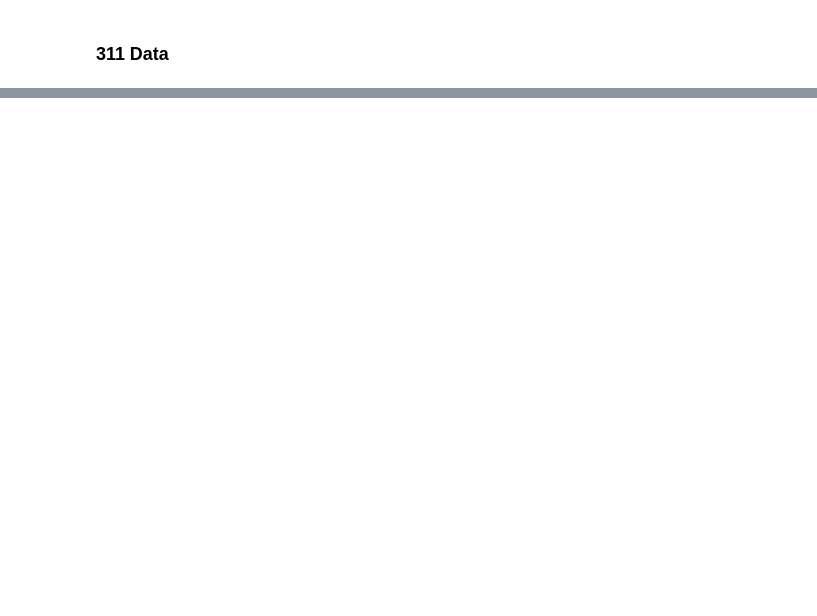
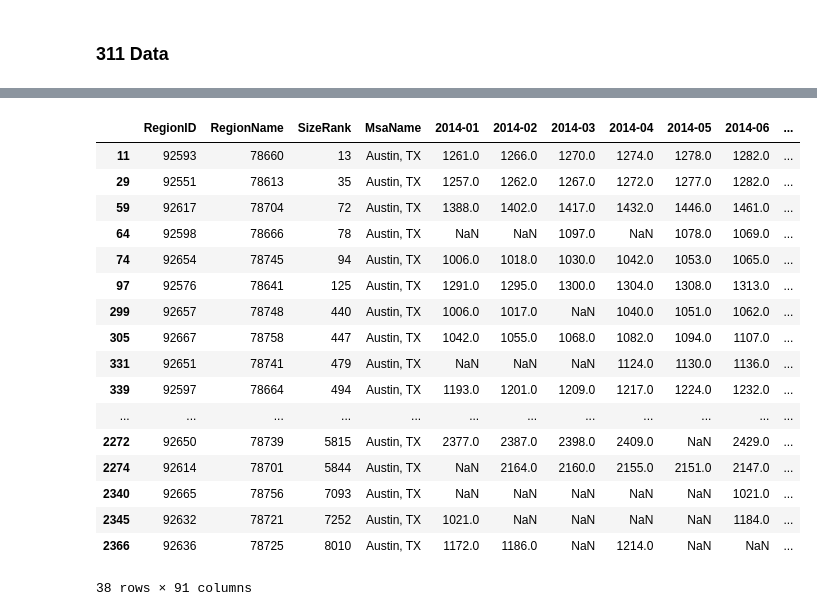
Before and after one commit to catonbrewster1/austin_gentrification, a Jupyter notebook: clean_munge_city.ipynb, the cells around one changed output, grey strips where cells are left out. Cells and saved outputs as stored; diff of their text form; code cells hidden in the pictures; blank space fills up the shorter version.

Commit message:
more city data

```diff
--- a/clean_munge_city.ipynb
+++ b/clean_munge_city.ipynb
@@ -245,0 +278,24 @@ all_var_df.to_csv("clean_data/city_portal_data.csv")
+# %%
+rent_data = pd.read_csv("raw_data/Zip_ZORI_AllHomesPlusMultifamily_SSA.csv")
+# %%
+rent = rent_data[rent_data['MsaName'] == "Austin, TX"]
+rent
+# %% [output]
+|  | RegionID | RegionName | SizeRank | MsaName | 2014-01 | 2014-02 | 2014-03 | 2014-04 | 2014-05 | 2014-06 | ... |
+| 11 | 92593 | 78660 | 13 | Austin, TX | 1261.0 | 1266.0 | 1270.0 | 1274.0 | 1278.0 | 1282.0 | ... |
+| 29 | 92551 | 78613 | 35 | Austin, TX | 1257.0 | 1262.0 | 1267.0 | 1272.0 | 1277.0 | 1282.0 | ... |
+| 59 | 92617 | 78704 | 72 | Austin, TX | 1388.0 | 1402.0 | 1417.0 | 1432.0 | 1446.0 | 1461.0 | ... |
+| 64 | 92598 | 78666 | 78 | Austin, TX | NaN | NaN | 1097.0 | NaN | 1078.0 | 1069.0 | ... |
+| 74 | 92654 | 78745 | 94 | Austin, TX | 1006.0 | 1018.0 | 1030.0 | 1042.0 | 1053.0 | 1065.0 | ... |
+| 97 | 92576 | 78641 | 125 | Austin, TX | 1291.0 | 1295.0 | 1300.0 | 1304.0 | 1308.0 | 1313.0 | ... |
+| 299 | 92657 | 78748 | 440 | Austin, TX | 1006.0 | 1017.0 | NaN | 1040.0 | 1051.0 | 1062.0 | ... |
+| 305 | 92667 | 78758 | 447 | Austin, TX | 1042.0 | 1055.0 | 1068.0 | 1082.0 | 1094.0 | 1107.0 | ... |
+| 331 | 92651 | 78741 | 479 | Austin, TX | NaN | NaN | NaN | 1124.0 | 1130.0 | 1136.0 | ... |
+| 339 | 92597 | 78664 | 494 | Austin, TX | 1193.0 | 1201.0 | 1209.0 | 1217.0 | 1224.0 | 1232.0 | ... |
+| ... | ... | ... | ... | ... | ... | ... | ... | ... | ... | ... | ... |
+| 2272 | 92650 | 78739 | 5815 | Austin, TX | 2377.0 | 2387.0 | 2398.0 | 2409.0 | NaN | 2429.0 | ... |
+| 2274 | 92614 | 78701 | 5844 | Austin, TX | NaN | 2164.0 | 2160.0 | 2155.0 | 2151.0 | 2147.0 | ... |
+| 2340 | 92665 | 78756 | 7093 | Austin, TX | NaN | NaN | NaN | NaN | NaN | 1021.0 | ... |
+| 2345 | 92632 | 78721 | 7252 | Austin, TX | 1021.0 | NaN | NaN | NaN | NaN | 1184.0 | ... |
+| 2366 | 92636 | 78725 | 8010 | Austin, TX | 1172.0 | 1186.0 | NaN | 1214.0 | NaN | NaN | ... |
+38 rows × 91 columns
```
Also changed, not shown: parts of 22 cells of this notebook, 1 other file.
